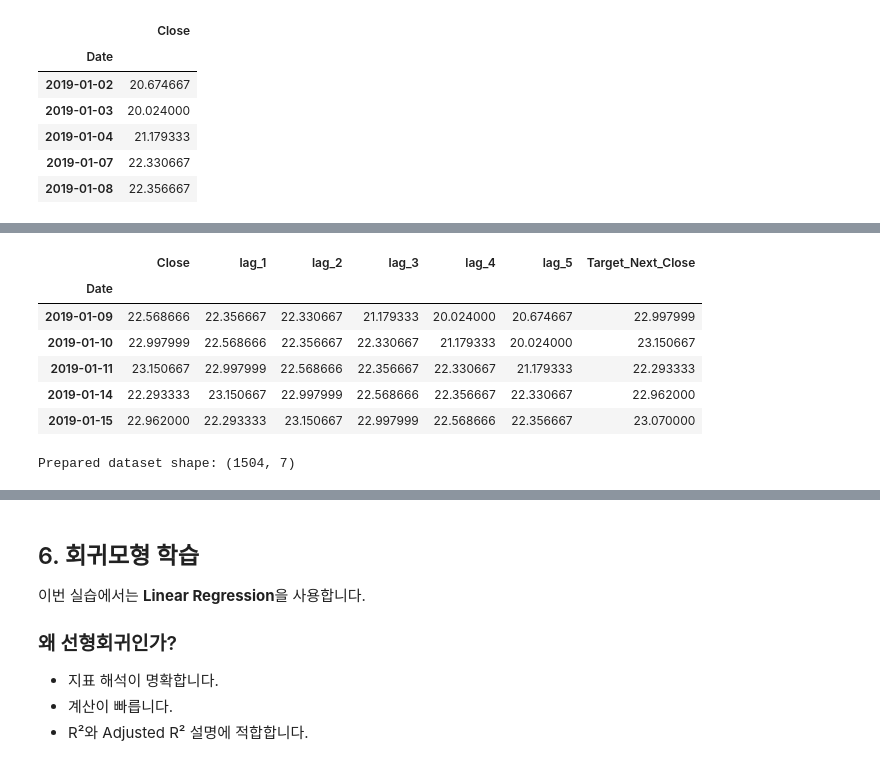
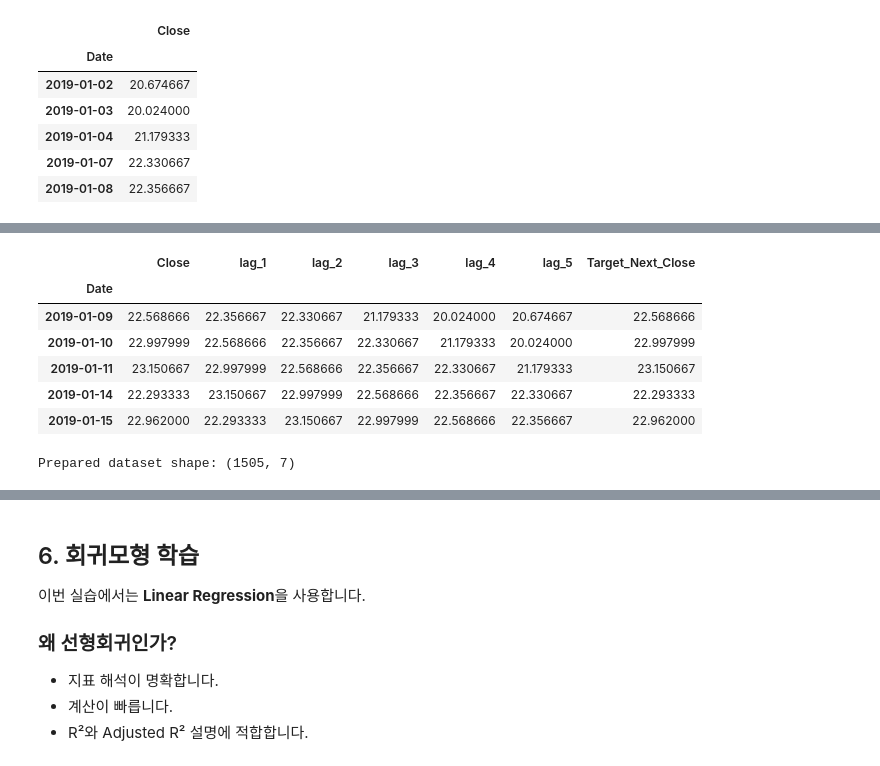
Before and after one commit to nhjung-phd/TimeSeriesAnalysis, a Jupyter notebook: notebooks/40_Regression_Evaluation_Metrics.ipynb, the cells around one changed output, grey strips where cells are left out. Saved outputs shown, nothing was run; the diff lists cells and outputs as text; code cells hidden in the pictures.

```diff
--- a/notebooks/40_Regression_Evaluation_Metrics.ipynb
+++ b/notebooks/40_Regression_Evaluation_Metrics.ipynb
@@ -85,16 +86,15 @@ Libraries loaded successfully.
 - 가격 움직임이 비교적 크고 직관적입니다.
 - 회귀 예측 결과와 오차 지표 차이를 설명하기 좋습니다.
 # %%
-# ============================================
-# 2. TSLA 데이터 다운로드
-# ============================================
-
+# 2. TSLA 다운로드 (end_date는 포함하지 않음)
 ticker = "TSLA"
 start_date = "2019-01-01"
 end_date = "2025-01-01"
-
-df = yf.download(ticker, start=start_date, end=end_date, auto_adjust=False, progress=False)
-
+df = yf.download(ticker, start=start_date, end=end_date,
+                 auto_adjust=False, progress=False)
+if df.empty:
+    raise ValueError("TSLA 데이터를 받지 못했습니다. 네트워크 및 티커를 확인하세요.")
+df = df.sort_index()
 print("Downloaded shape:", df.shape)
 display(df.head())
 # %% [output]
@@ -113,18 +113,21 @@ Downloaded shape: (1510, 6)
 `yfinance`는 환경에 따라 컬럼 구조가 다를 수 있으므로,
 항상 안전하게 종가를 추출하는 방식을 사용합니다.
 # %%
-# ============================================
-# 3. MultiIndex-safe 종가 추출
-# ============================================
-
+# 3. yfinance의 MultiIndex 및 단일 컬럼 형식을 모두 처리
 def get_close_series(dataframe, ticker_symbol):
     if isinstance(dataframe.columns, pd.MultiIndex):
-        return dataframe[("Close", ticker_symbol)].copy()
+        # 버전에 따라 ('Close','TSLA') 또는 ('TSLA','Close')일 수 있습니다.
+        for key in [("Close", ticker_symbol), (ticker_symbol, "Close")]:
+            if key in dataframe.columns:
+                result = dataframe[key]
+                return result.copy()
+        raise KeyError("MultiIndex에서 TSLA Close 열을 찾지 못했습니다.")
     return dataframe["Close"].copy()
 
-close_price = get_close_series(df, ticker)
+close_price = pd.to_numeric(get_close_series(df, ticker), errors="coerce").dropna()
 close_price.name = "Close"
-
+if close_price.empty or not close_price.index.is_unique:
+    raise ValueError("종가 데이터가 비었거나 날짜가 중복됩니다.")
 display(close_price.head())
 # %% [output]
 |  | Close |
@@ -199,26 +195,21 @@ display(data.head())
 # %%
-# ============================================
-# 6. Lag feature 생성
-# ============================================
-
+# 6. 입력은 과거 5거래일, 목표는 해당 날짜의 종가
 n_lags = 5
-
 for lag in range(1, n_lags + 1):
     data[f"lag_{lag}"] = data["Close"].shift(lag)
-
-# 다음 날 종가를 target으로 사용
-data["Target_Next_Close"] = data["Close"].shift(-1)
-
+# 현재 행의 종가는 직전 거래일 관측 완료 시점에서는 아직 모르는 목표값
+# 기존 변수명을 유지하되 정렬된 예측 타깃은 현재 행의 Close입니다.
+data["Target_Next_Close"] = data["Close"]
 data = data.dropna().copy()
-
+assert np.allclose(data["lag_1"].iloc[0], close_price.iloc[n_lags - 1])
 display(data.head())
 print("Prepared dataset shape:", data.shape)
 # %% [output]
 |  | Close | lag_1 | lag_2 | lag_3 | lag_4 | lag_5 | Target_Next_Close |
 | Date |  |  |  |  |  |  |  |
-| 2019-01-09 | 22.568666 | 22.356667 | 22.330667 | 21.179333 | 20.024000 | 20.674667 | 22.997999 |
-| 2019-01-10 | 22.997999 | 22.568666 | 22.356667 | 22.330667 | 21.179333 | 20.024000 | 23.150667 |
-| 2019-01-11 | 23.150667 | 22.997999 | 22.568666 | 22.356667 | 22.330667 | 21.179333 | 22.293333 |
-| 2019-01-14 | 22.293333 | 23.150667 | 22.997999 | 22.568666 | 22.356667 | 22.330667 | 22.962000 |
-| 2019-01-15 | 22.962000 | 22.293333 | 23.150667 | 22.997999 | 22.568666 | 22.356667 | 23.070000 |
+| 2019-01-09 | 22.568666 | 22.356667 | 22.330667 | 21.179333 | 20.024000 | 20.674667 | 22.568666 |
+| 2019-01-10 | 22.997999 | 22.568666 | 22.356667 | 22.330667 | 21.179333 | 20.024000 | 22.997999 |
+| 2019-01-11 | 23.150667 | 22.997999 | 22.568666 | 22.356667 | 22.330667 | 21.179333 | 23.150667 |
+| 2019-01-14 | 22.293333 | 23.150667 | 22.997999 | 22.568666 | 22.356667 | 22.330667 | 22.293333 |
+| 2019-01-15 | 22.962000 | 22.293333 | 23.150667 | 22.997999 | 22.568666 | 22.356667 | 22.962000 |
-Prepared dataset shape: (1504, 7)
+Prepared dataset shape: (1505, 7)
```
Also changed, not shown: parts of 31 cells of this notebook.
